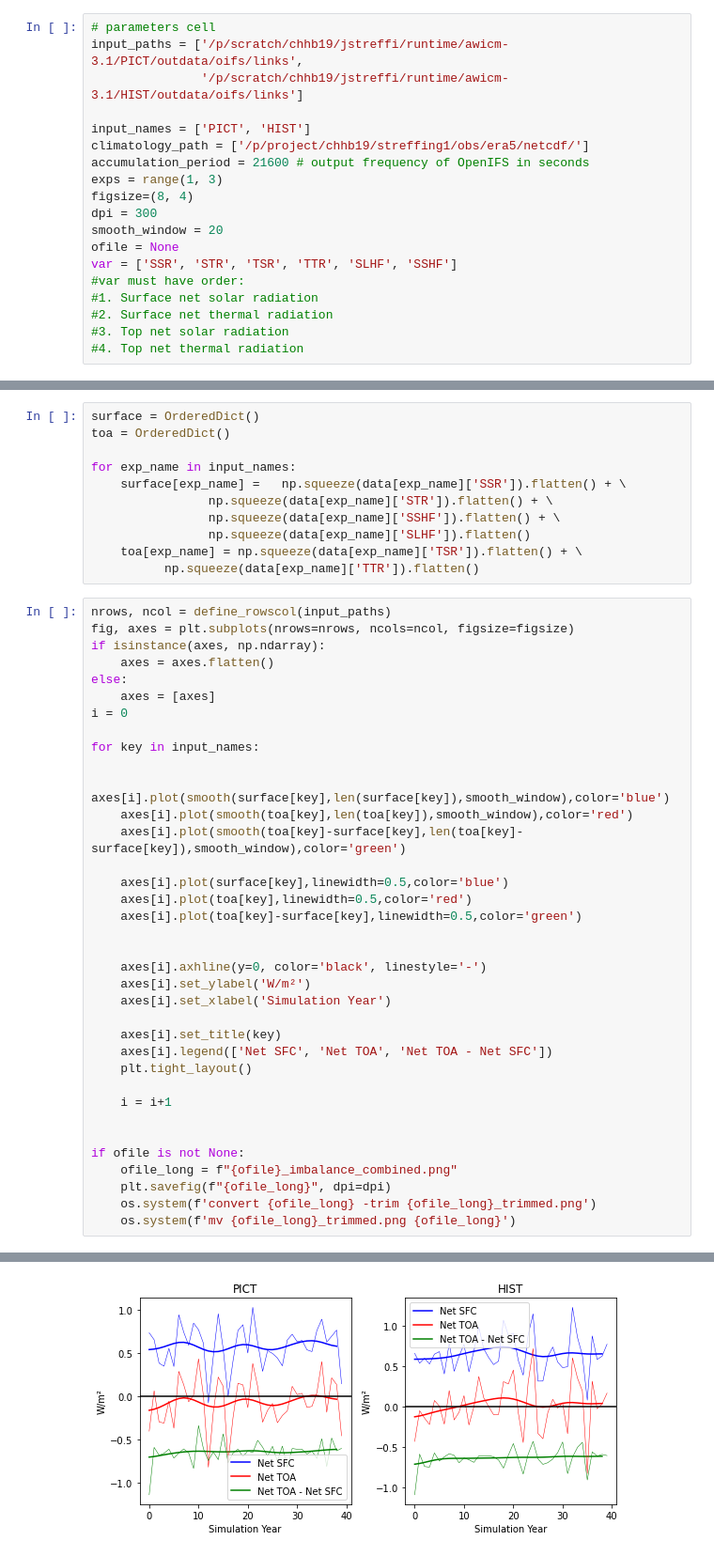
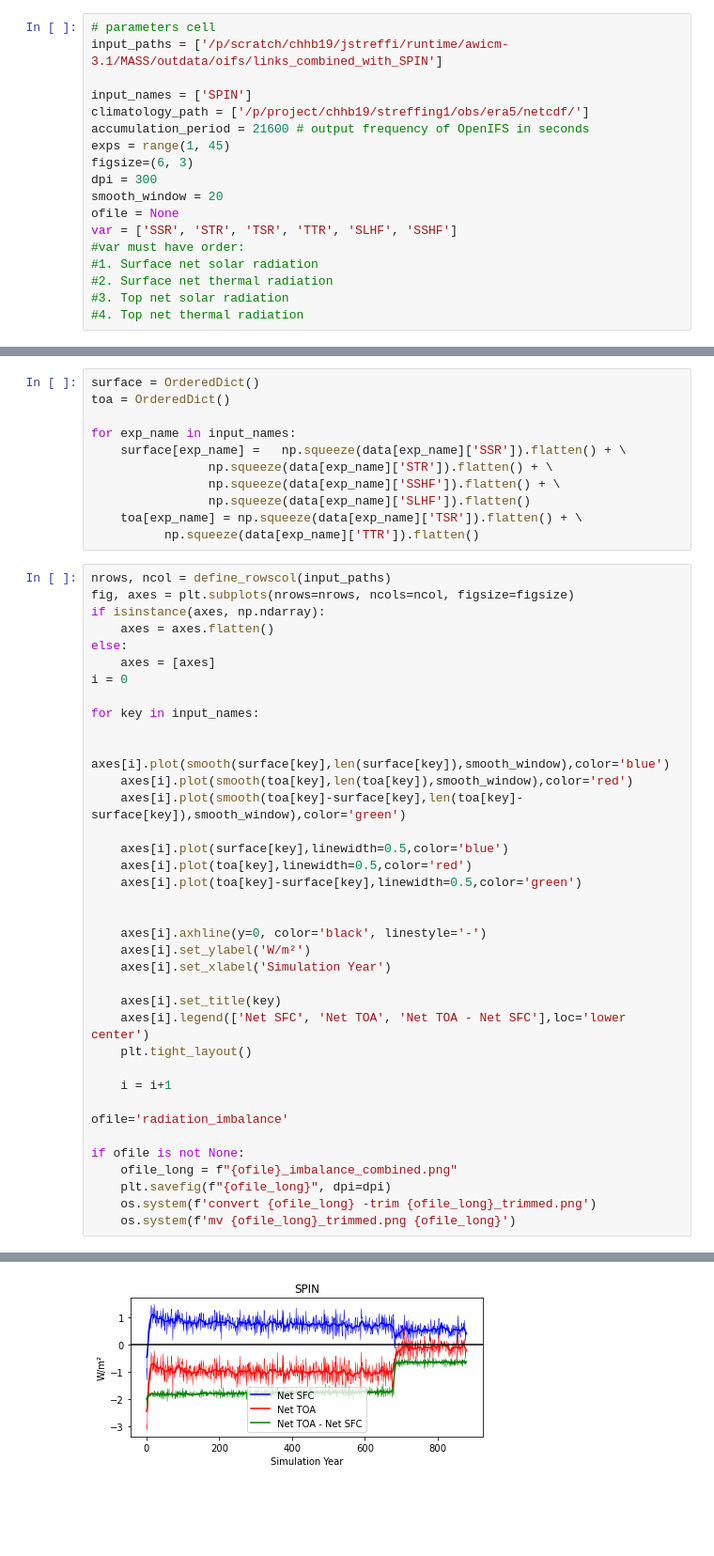
Before and after one commit to FESOM/fdiag, a Jupyter notebook: fdiag/templates/openifs_radiation.ipynb, the cells around one changed output, grey strips where cells are left out. Shown at 94% size. Cells and saved outputs as stored; diff of their text form; blank space fills up the shorter version.

Commit message:
adding more radiation themed templates, not all of them can be used via fdiag yet

```diff
--- a/fdiag/templates/openifs_radiation.ipynb
+++ b/fdiag/templates/openifs_radiation.ipynb
@@ -14,14 +14,13 @@ import matplotlib.pylab as plt
 %matplotlib inline
 # %%
 # parameters cell
-input_paths = ['/p/scratch/chhb19/jstreffi/runtime/awicm-3.1/PICT/outdata/oifs/links',
-               '/p/scratch/chhb19/jstreffi/runtime/awicm-3.1/HIST/outdata/oifs/links']
+input_paths = ['/p/scratch/chhb19/jstreffi/runtime/awicm-3.1/MASS/outdata/oifs/links_combined_with_SPIN']
 
-input_names = ['PICT', 'HIST']
+input_names = ['SPIN']
 climatology_path = ['/p/project/chhb19/streffing1/obs/era5/netcdf/']
 accumulation_period = 21600 # output frequency of OpenIFS in seconds
-exps = range(1, 3)
-figsize=(8, 4)
+exps = range(1, 45)
+figsize=(6, 3)
 dpi = 300
 smooth_window = 20
 ofile = None
@@ -100,11 +99,12 @@ for key in input_names:
     axes[i].set_xlabel('Simulation Year')
 
     axes[i].set_title(key)
-    axes[i].legend(['Net SFC', 'Net TOA', 'Net TOA - Net SFC'])
+    axes[i].legend(['Net SFC', 'Net TOA', 'Net TOA - Net SFC'],loc='lower center')
     plt.tight_layout()
 
     i = i+1
 
+ofile='radiation_imbalance'
 
 if ofile is not None:
     ofile_long = f"{ofile}_imbalance_combined.png"
@@ -115 +117 @@ if ofile is not None:
-[figure, old version]
+[figure, new version]
```
Also changed, not shown: parts of 1 cell of this notebook, 6 other files.
